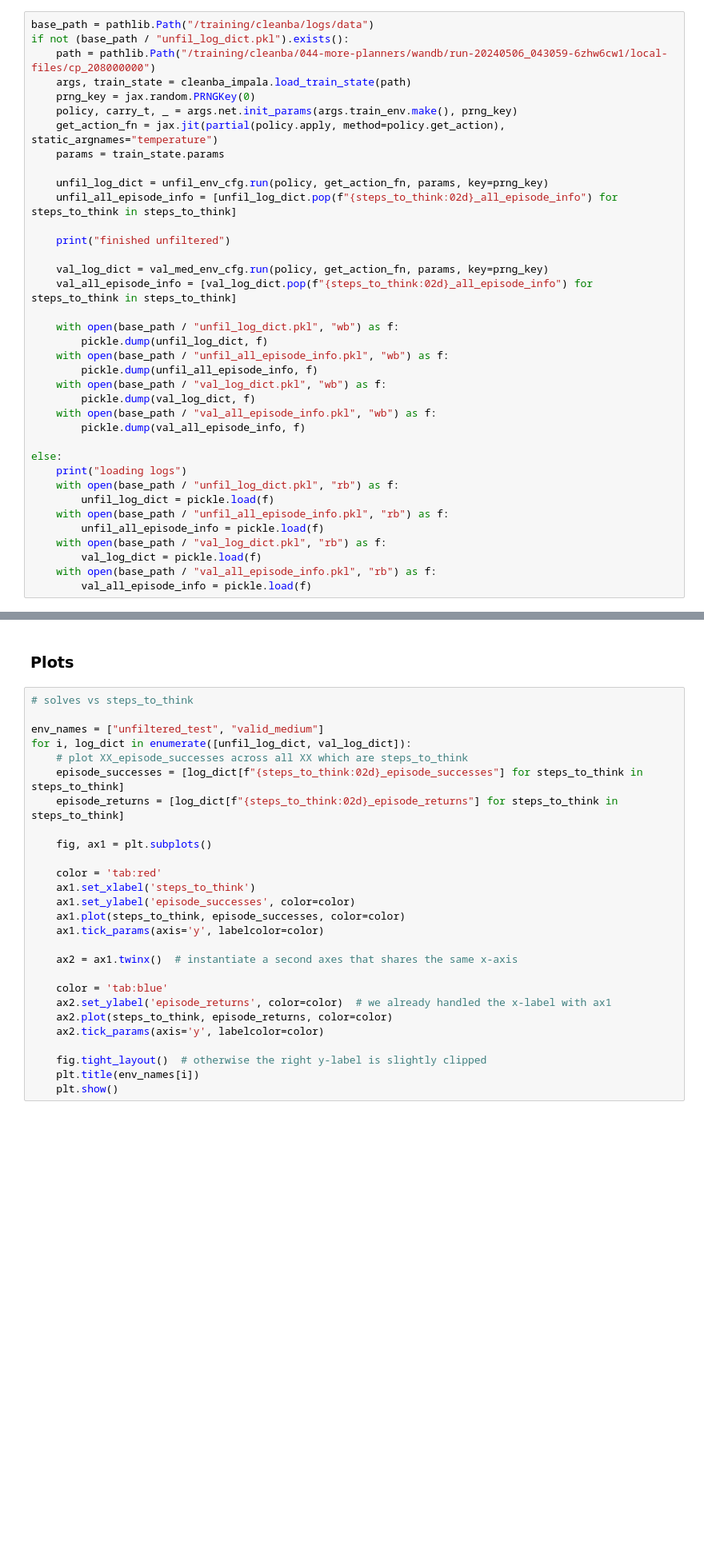
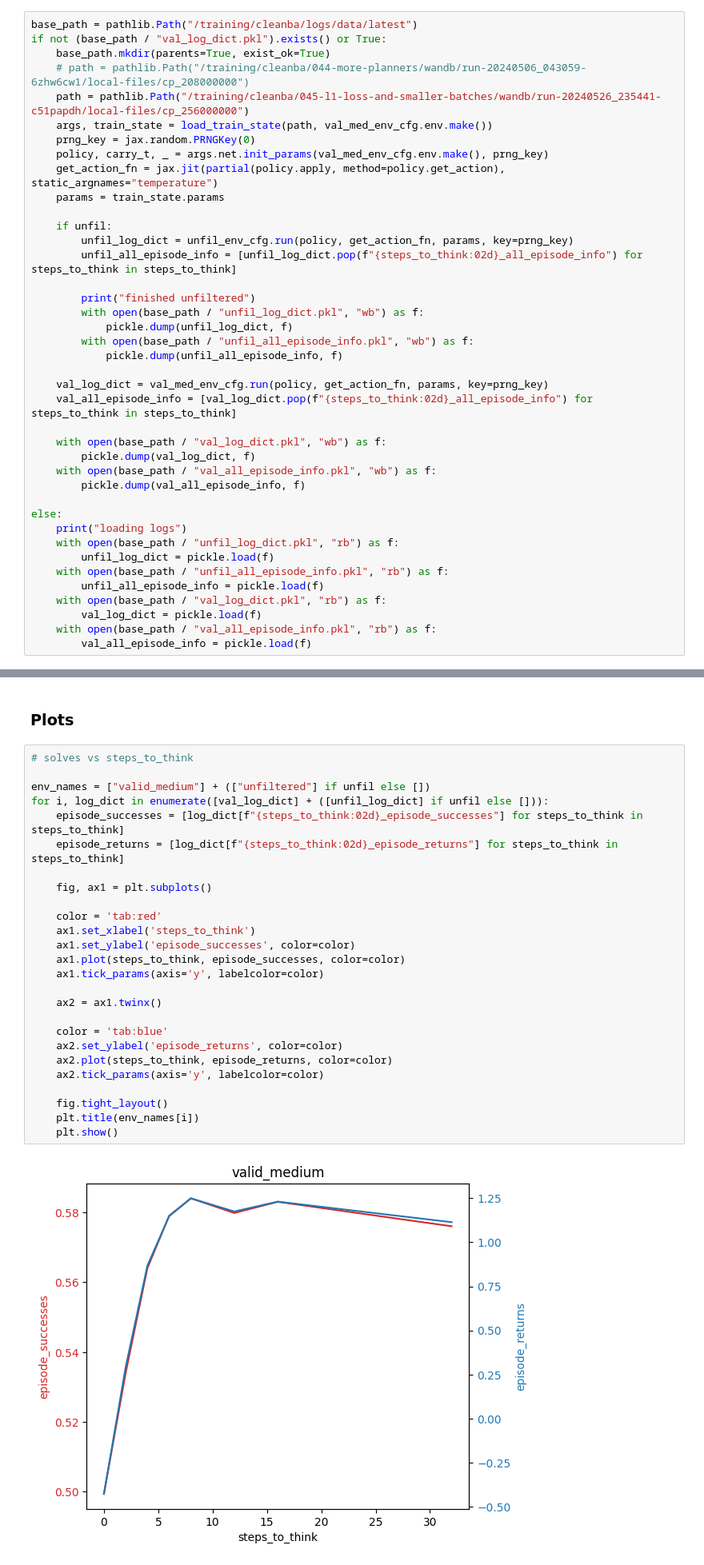
Before and after one commit to AlignmentResearch/train-learned-planner, a Jupyter notebook: cleanba/notebooks/behavioral_analysis.ipynb, the cells around one changed output, grey strips where cells are left out. Shown: that part at 80% size. Saved outputs shown, nothing was run; the diff lists cells and outputs as text; blank space fills up the shorter version.

```diff
--- a/cleanba/notebooks/behavioral_analysis.ipynb
+++ b/cleanba/notebooks/behavioral_analysis.ipynb
@@ -208,25 +250,28 @@ val_med_env_cfg
 # %%
-base_path = pathlib.Path("/training/cleanba/logs/data")
-if not (base_path / "unfil_log_dict.pkl").exists():
-    path = pathlib.Path("/training/cleanba/044-more-planners/wandb/run-20240506_043059-6zhw6cw1/local-files/cp_208000000")
-    args, train_state = cleanba_impala.load_train_state(path)
+base_path = pathlib.Path("/training/cleanba/logs/data/latest")
+if not (base_path / "val_log_dict.pkl").exists() or True:
+    base_path.mkdir(parents=True, exist_ok=True)
+    # path = pathlib.Path("/training/cleanba/044-more-planners/wandb/run-20240506_043059-6zhw6cw1/local-files/cp_208000000")
+    path = pathlib.Path("/training/cleanba/045-l1-loss-and-smaller-batches/wandb/run-20240526_235441-c51papdh/local-files/cp_256000000")
+    args, train_state = load_train_state(path, val_med_env_cfg.env.make())
     prng_key = jax.random.PRNGKey(0)
-    policy, carry_t, _ = args.net.init_params(args.train_env.make(), prng_key)
+    policy, carry_t, _ = args.net.init_params(val_med_env_cfg.env.make(), prng_key)
     get_action_fn = jax.jit(partial(policy.apply, method=policy.get_action), static_argnames="temperature")
     params = train_state.params
 
-    unfil_log_dict = unfil_env_cfg.run(policy, get_action_fn, params, key=prng_key)
-    unfil_all_episode_info = [unfil_log_dict.pop(f"{steps_to_think:02d}_all_episode_info") for steps_to_think in steps_to_think]
+    if unfil:
+        unfil_log_dict = unfil_env_cfg.run(policy, get_action_fn, params, key=prng_key)
+        unfil_all_episode_info = [unfil_log_dict.pop(f"{steps_to_think:02d}_all_episode_info") for steps_to_think in steps_to_think]
 
-    print("finished unfiltered")
+        print("finished unfiltered")
+        with open(base_path / "unfil_log_dict.pkl", "wb") as f:
+            pickle.dump(unfil_log_dict, f)
+        with open(base_path / "unfil_all_episode_info.pkl", "wb") as f:
+            pickle.dump(unfil_all_episode_info, f)
 
     val_log_dict = val_med_env_cfg.run(policy, get_action_fn, params, key=prng_key)
     val_all_episode_info = [val_log_dict.pop(f"{steps_to_think:02d}_all_episode_info") for steps_to_think in steps_to_think]
 
-    with open(base_path / "unfil_log_dict.pkl", "wb") as f:
-        pickle.dump(unfil_log_dict, f)
-    with open(base_path / "unfil_all_episode_info.pkl", "wb") as f:
-        pickle.dump(unfil_all_episode_info, f)
     with open(base_path / "val_log_dict.pkl", "wb") as f:
         pickle.dump(val_log_dict, f)
     with open(base_path / "val_all_episode_info.pkl", "wb") as f:
@@ -306,30 +404,31 @@ print(f"Same return & solve:\t\t{same_return_and_solve_pc:.2f}%")
 # %%
 # solves vs steps_to_think
 
-env_names = ["unfiltered_test", "valid_medium"]
-for i, log_dict in enumerate([unfil_log_dict, val_log_dict]):
-    # plot XX_episode_successes across all XX which are steps_to_think
+env_names = ["valid_medium"] + (["unfiltered"] if unfil else [])
+for i, log_dict in enumerate([val_log_dict] + ([unfil_log_dict] if unfil else [])):
     episode_successes = [log_dict[f"{steps_to_think:02d}_episode_successes"] for steps_to_think in steps_to_think]
     episode_returns = [log_dict[f"{steps_to_think:02d}_episode_returns"] for steps_to_think in steps_to_think]
 
     fig, ax1 = plt.subplots()
 
     color = 'tab:red'
     ax1.set_xlabel('steps_to_think')
     ax1.set_ylabel('episode_successes', color=color)
     ax1.plot(steps_to_think, episode_successes, color=color)
     ax1.tick_params(axis='y', labelcolor=color)
 
-    ax2 = ax1.twinx()  # instantiate a second axes that shares the same x-axis
+    ax2 = ax1.twinx()
 
     color = 'tab:blue'
-    ax2.set_ylabel('episode_returns', color=color)  # we already handled the x-label with ax1
+    ax2.set_ylabel('episode_returns', color=color)
     ax2.plot(steps_to_think, episode_returns, color=color)
     ax2.tick_params(axis='y', labelcolor=color)
 
-    fig.tight_layout()  # otherwise the right y-label is slightly clipped
+    fig.tight_layout()
     plt.title(env_names[i])
     plt.show()
+# %% [output]
+[figure, added]
 # %%
 # Time to place boxes vs steps to think
 reward_for_placing_box = 0.9
```
Also changed, not shown: parts of 11 cells of this notebook.
